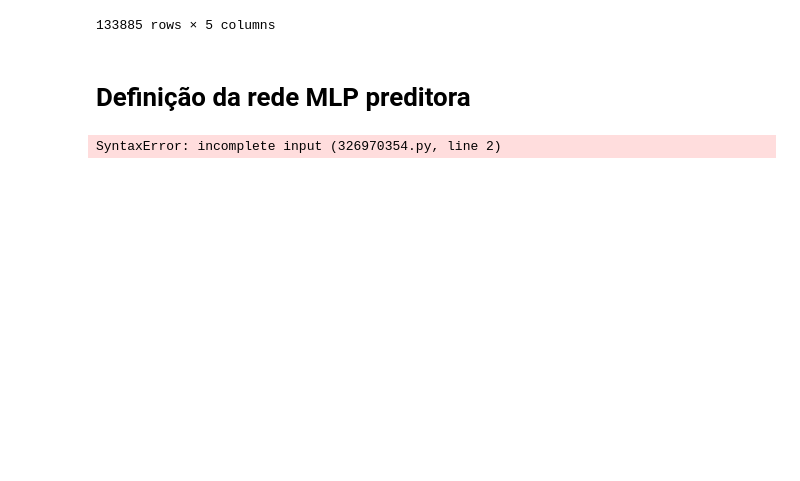
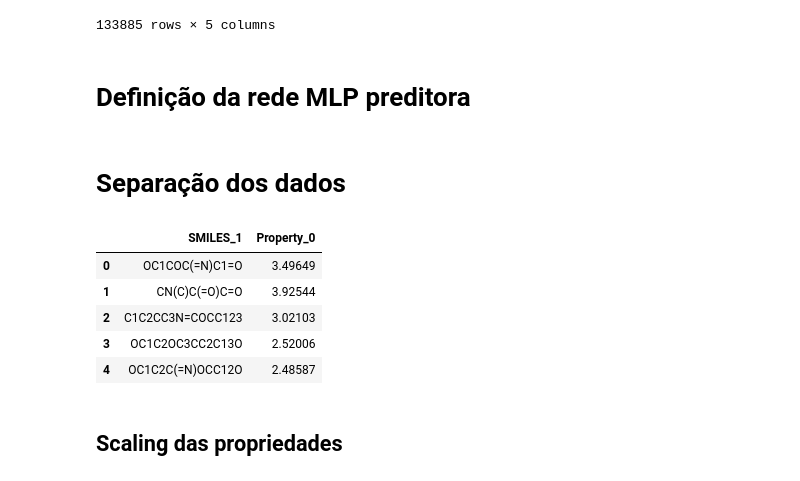
Before and after one commit to gbonavina/property-prediction-with-lstm, a Jupyter notebook: selfsupervised-learning/predictor-model.ipynb, the cells around one changed output. Drawn from its saved outputs; the diff is of its cells as text; code cells hidden in the pictures; blank space fills up the shorter version.

```diff
--- a/selfsupervised-learning/predictor-model.ipynb
+++ b/selfsupervised-learning/predictor-model.ipynb
@@ -131,5 +133,32 @@ qm9
 # %%
 class MLP(nn.Module):
-    def __init__(self, ):
+    def __init__(self, clr_model, smiles_encoder, input_dim, layers, output_dim=1):
+        super().__init__()
+        # self.embedding = clr_model.emb    # já não precisamos mais
+        self.smiles_encoder = smiles_encoder
+        prev_dim = input_dim
+        all_layers = []
+        for l in layers:
+            all_layers += [nn.Linear(prev_dim, l), nn.ReLU()]
+            prev_dim = l
+        all_layers.append(nn.Linear(prev_dim, output_dim))
+        self.layers = nn.Sequential(*all_layers)
+
+    def forward(self, x, lengths):
+        # x já é LongTensor de índices
+        h = self.smiles_encoder(x, lengths)
+        return self.layers(h)
-# %% [output]
-SyntaxError: incomplete input (326970354.py, line 2)
+# %% [markdown]
+# Separação dos dados
+# %%
+df = qm9[['SMILES_1', 'Property_0']]
+df.head()
+# %% [output]
+|  | SMILES_1 | Property_0 |
+| 0 | OC1COC(=N)C1=O | 3.49649 |
+| 1 | CN(C)C(=O)C=O | 3.92544 |
+| 2 | C1C2CC3N=COCC123 | 3.02103 |
+| 3 | OC1C2OC3CC2C13O | 2.52006 |
+| 4 | OC1C2C(=N)OCC12O | 2.48587 |
+# %% [markdown]
+## Scaling das propriedades
```
Also changed, not shown: parts of 23 cells of this notebook, 4 other files.
